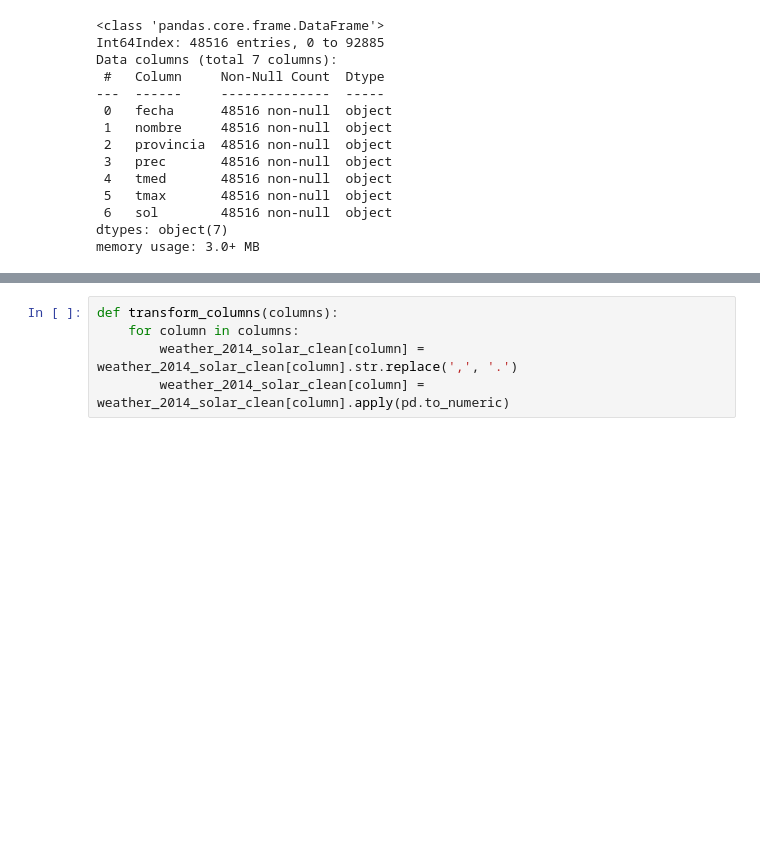
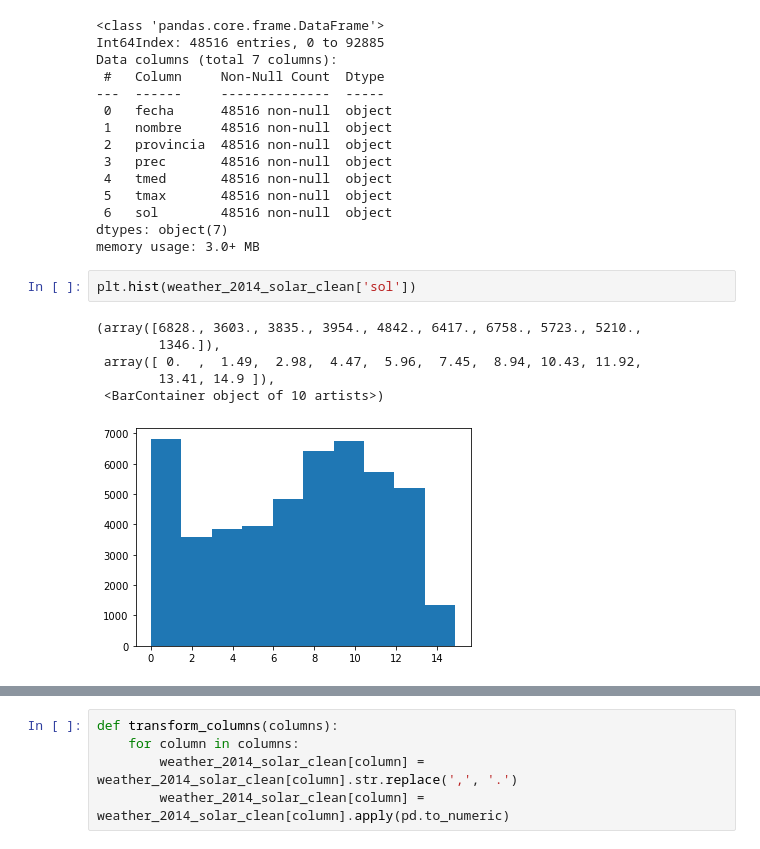
Before and after one commit to fjlafuente/TFM_EFAT, a Jupyter notebook: EFAT_Solar_Notebook.ipynb, the cells around one changed output, grey strips where cells are left out. Cells and saved outputs as stored; diff of their text form; blank space fills up the shorter version.

```diff
--- a/EFAT_Solar_Notebook.ipynb
+++ b/EFAT_Solar_Notebook.ipynb
@@ -186,3 +201,12 @@ Data columns (total 7 columns):
  6   sol        48516 non-null  object
 dtypes: object(7)
 memory usage: 3.0+ MB
+# %%
+plt.hist(weather_2014_solar_clean['sol'])
+# %% [output]
+(array([6828., 3603., 3835., 3954., 4842., 6417., 6758., 5723., 5210.,
+        1346.]),
+ array([ 0.  ,  1.49,  2.98,  4.47,  5.96,  7.45,  8.94, 10.43, 11.92,
+        13.41, 14.9 ]),
+ <BarContainer object of 10 artists>)
+[figure, added]
```
Also changed, not shown: parts of 3 cells of this notebook, 25 other files.
